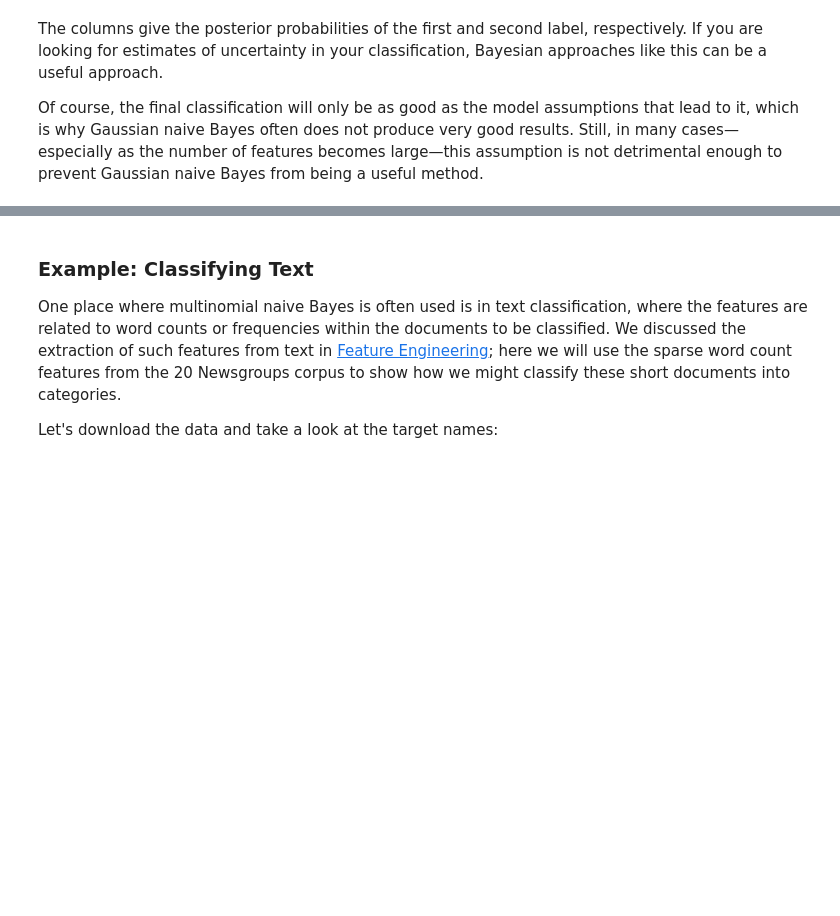
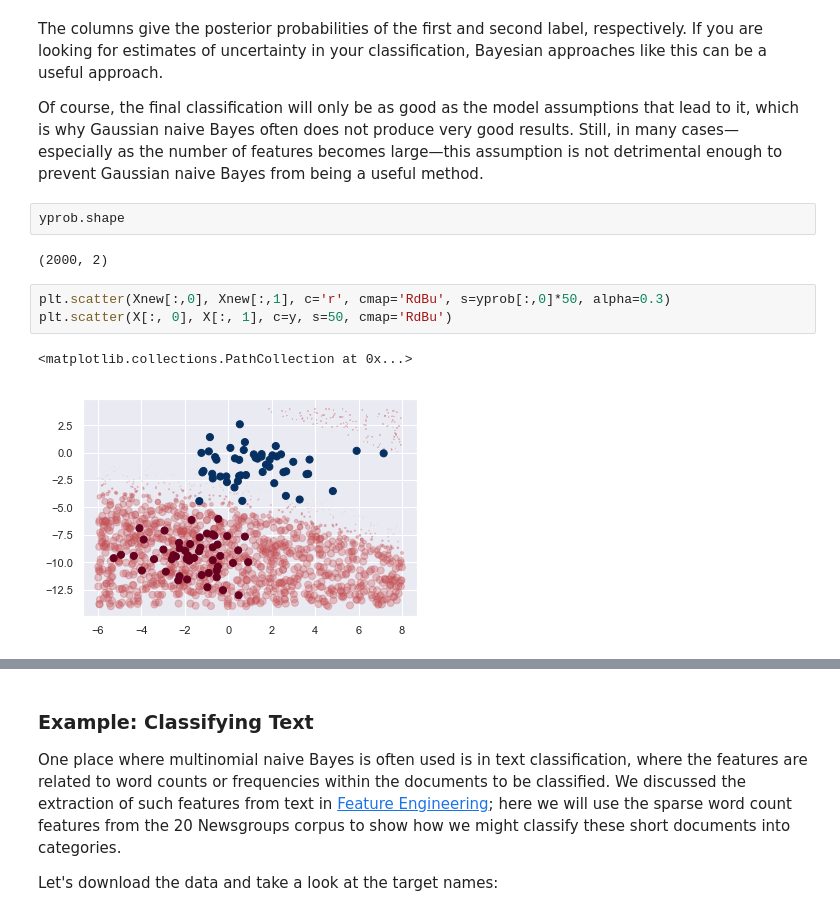
Before and after one commit to yongduek/PythonDataScienceHandbook, a Jupyter notebook: notebooks/05.05-Naive-Bayes.ipynb, the cells around one changed output, grey strips where cells are left out. Saved outputs shown, nothing was run; the diff lists cells and outputs as text; blank space fills up the shorter version.

```diff
--- a/notebooks/05.05-Naive-Bayes.ipynb
+++ b/notebooks/05.05-Naive-Bayes.ipynb
@@ -117,3 +137,13 @@ If you are looking for estimates of uncertainty in your classification, Bayesian
 
 Of course, the final classification will only be as good as the model assumptions that lead to it, which is why Gaussian naive Bayes often does not produce very good results.
 Still, in many cases—especially as the number of features becomes large—this assumption is not detrimental enough to prevent Gaussian naive Bayes from being a useful method.
+# %%
+yprob.shape
+# %% [output]
+(2000, 2)
+# %%
+plt.scatter(Xnew[:,0], Xnew[:,1], c='r', cmap='RdBu', s=yprob[:,0]*50, alpha=0.3)
+plt.scatter(X[:, 0], X[:, 1], c=y, s=50, cmap='RdBu')
+# %% [output]
+<matplotlib.collections.PathCollection at 0x...>
+[figure, added]
```
Also changed, not shown: parts of 16 cells of this notebook, 2 other files.
